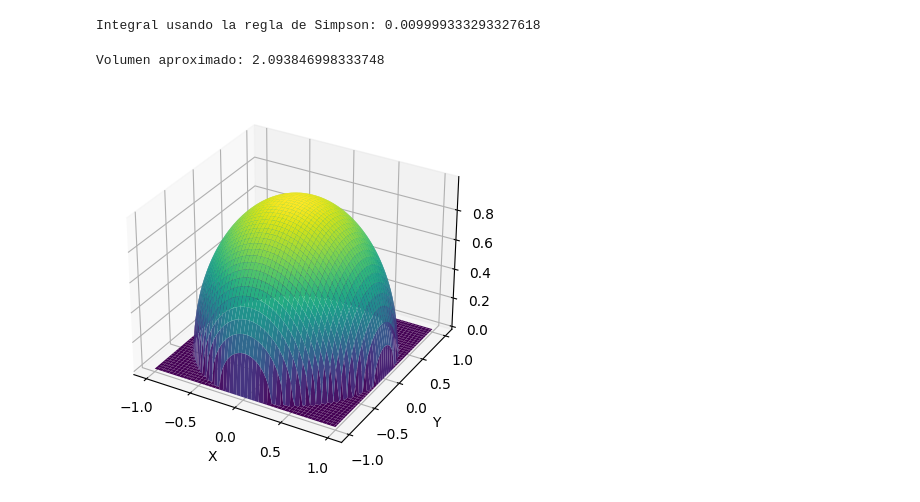
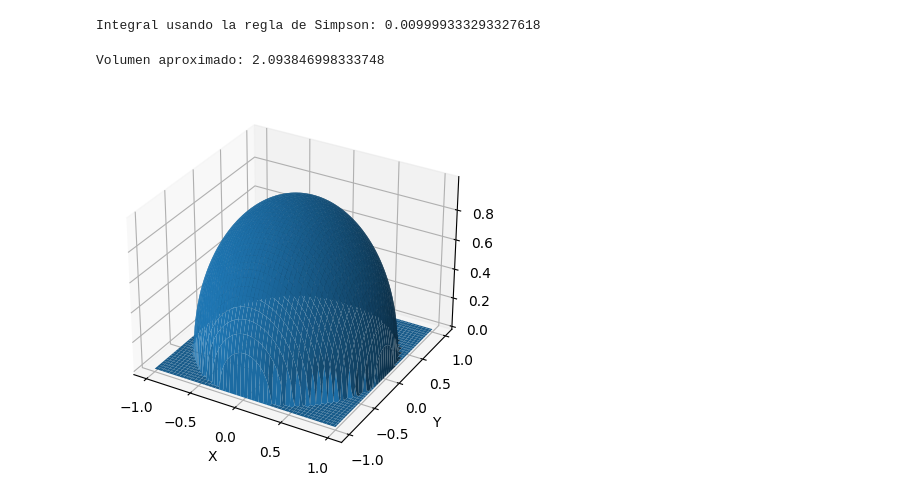
Before and after one commit to GabrielRamirezs/Metodos1_KarenQuevedo_GabrielRamirez, a Jupyter notebook: Tarea_3.ipynb, the cells around one changed output. Cells and saved outputs as stored; diff of their text form; code cells hidden in the pictures.

```diff
--- a/Tarea_3.ipynb
+++ b/Tarea_3.ipynb
@@ -72,35 +74,35 @@ def volumen_semiesfera(R, n):
       z3 = f(X[i,j+1], Y[i,j], R)
       z4 = f(X[i+1,j+1], Y[i+1,j+1], R)
       promedio = (z1 + z2 + z3 + z4) / 4
 
       if np.all(promedio > 0):
         volumen += promedio * area
 
   return volumen
 R = 1
 n = 100
 volumen_aprox = volumen_semiesfera(R, n)
 
 print("Volumen aproximado:", volumen_aprox)
 
 x = np.linspace(-R, R, n)
 y = np.linspace(-R, R, n)
 X, Y = np.meshgrid(x, y)
 
 Z = np.zeros_like(X)
 mascara = X**2 + Y**2 <= R**2
 Z[mascara] = np.sqrt(R**2 - X[mascara]**2 - Y[mascara]**2)
 
 fig = plt.figure()
 ax = fig.add_subplot(111, projection='3d')
-ax.plot_surface(X, Y, Z, cmap='viridis')
+ax.plot_surface(X, Y, Z)
 ax.set_xlabel('X')
 ax.set_ylabel('Y')
 ax.set_zlabel('Z')
 plt.show()
 # %% [output]
 Volumen aproximado: 2.093846998333748
-[figure, old version]
+[figure, new version]
 # %%
 #9
 import sympy as sp
```
Also changed, not shown: parts of 8 cells of this notebook.
